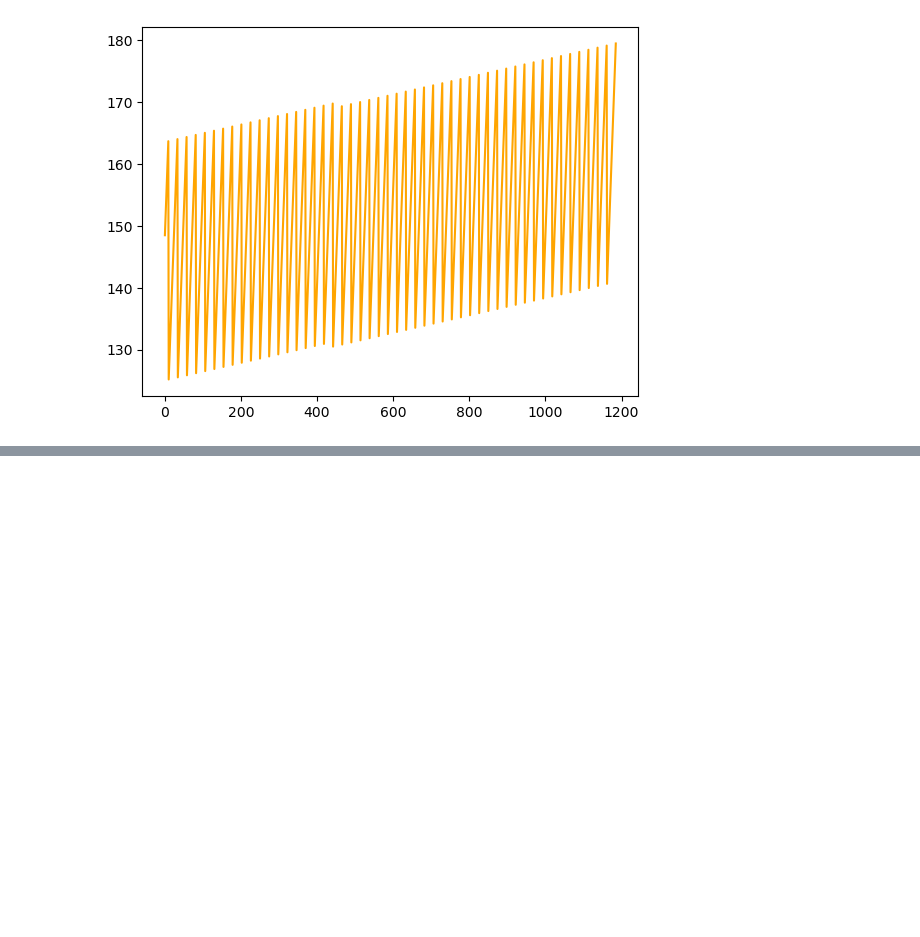
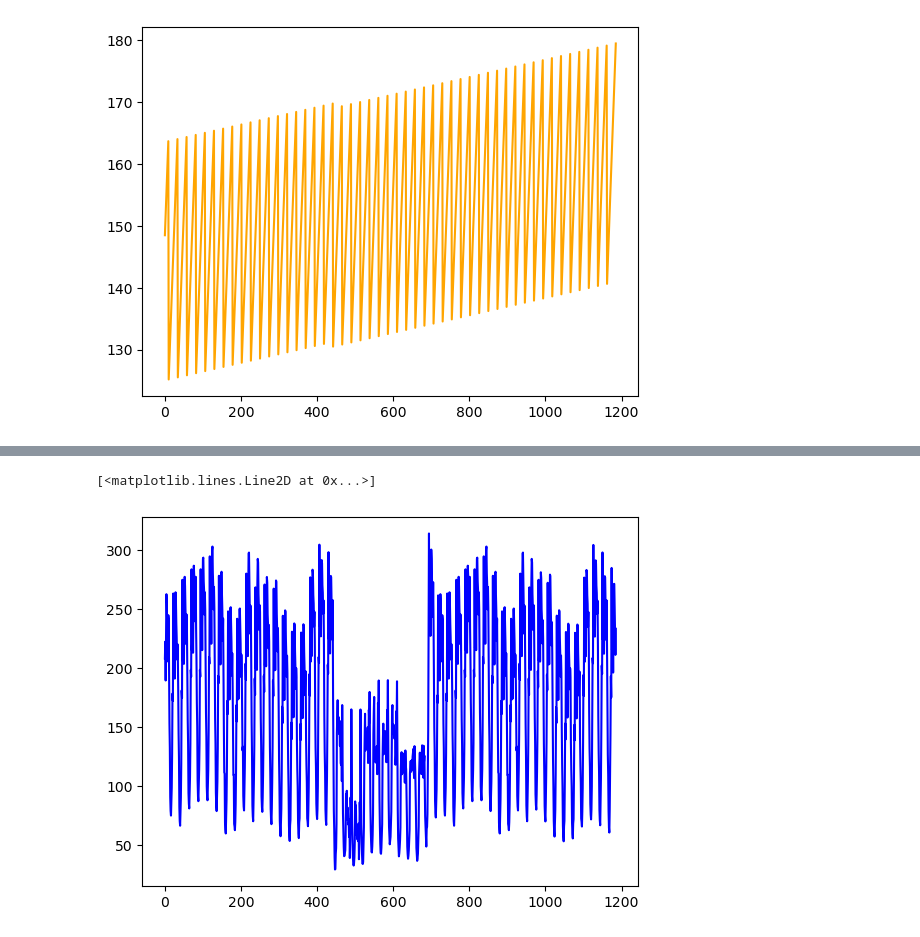
Before and after one commit to Feddyhub/supervised-learning-SearchGridCV-hyperparameter-optimization-exercise, a Jupyter notebook: task5-checkpoint.ipynb, the cells around one changed output, grey strips where cells are left out. Saved outputs shown, nothing was run; the diff lists cells and outputs as text; code cells hidden in the pictures; blank space fills up the shorter version.

```diff
--- a/task5-checkpoint.ipynb
+++ b/task5-checkpoint.ipynb
@@ -484,5 +598,8 @@ plt.plot(y_pred32,color="orange")
 # %%
 # xGboost Regressor default parameter
-plt.plot(y_pred41,color="blue")
+plt.plot(y_pred14,color="blue")
+# %% [output]
+[<matplotlib.lines.Line2D at 0x...>]
+[figure, added]
 # %%
 # xGboost Regressor gridsearchCV
```
Also changed, not shown: parts of 30 cells of this notebook.
